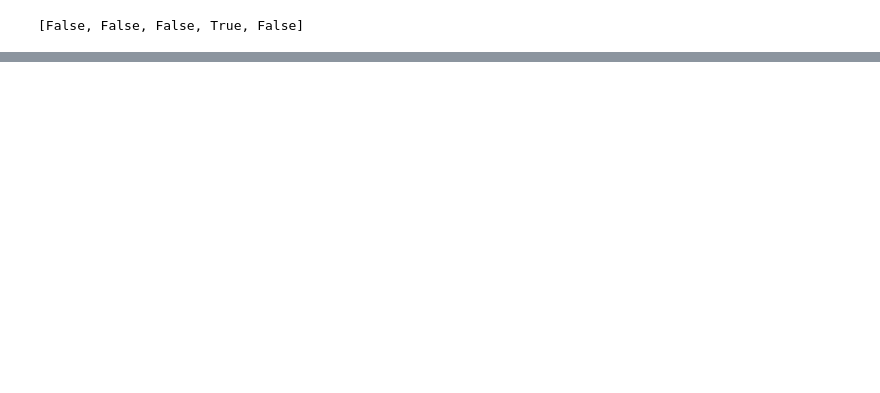
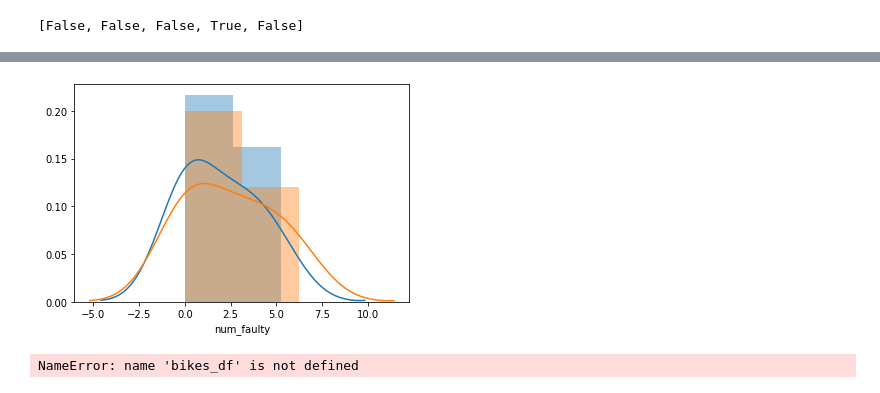
Before and after one commit to MHannan94/mod3_project, a Jupyter notebook: mo.ipynb, the cells around one changed output, grey strips where cells are left out. Saved outputs shown, nothing was run; the diff lists cells and outputs as text; code cells hidden in the pictures; blank space fills up the shorter version.

```diff
--- a/mo.ipynb
+++ b/mo.ipynb
@@ -239,0 +278,27 @@ bikes_df.head()
+# %%
+def compare_dists_logged(dataframe, subset_col, col):
+    set_1 = dataframe[dataframe[subset_col] == True][col]
+    set_2 = dataframe[col]
+    sns.distplot(set_1.value_counts().apply(lambda x: np.log(x)))
+    sns.distplot(set_2.value_counts().apply(lambda x: np.log(x)))
+# %%
+compare_dists_logged(bikes_df, 'faulty', 'num_faulty')
+# %% [output]
+[figure, added]
+# %%
+for n in range(len(bikes_df.head())):
+    lat_n = bikes_df.coords[n][0]
+    lon_n = geo_df.coords[n][1]
+    print (lat_n,lon_n)
+#     elev_list = []
+#     for i in range(len(geo_df)):
+#         lat_i = geo_df.index[i][0]
+#         lon_i = geo_df.index[i][1]
+# #         print(lat_i,lon_i)
+#         bol = ((lat_n-lat_i)**2 + (lon_n - lon_i)**2 < 0.000005)
+#         if bol:
+#             elev_list.append(geo_df.iloc[i].elevation)
+#     hill = (geo_df.iloc[n].elevation > np.mean(elev_list))
+#     hill_list.append(hill)
+# %% [output]
+NameError: name 'bikes_df' is not defined
```
Also changed, not shown: parts of 19 cells of this notebook.
